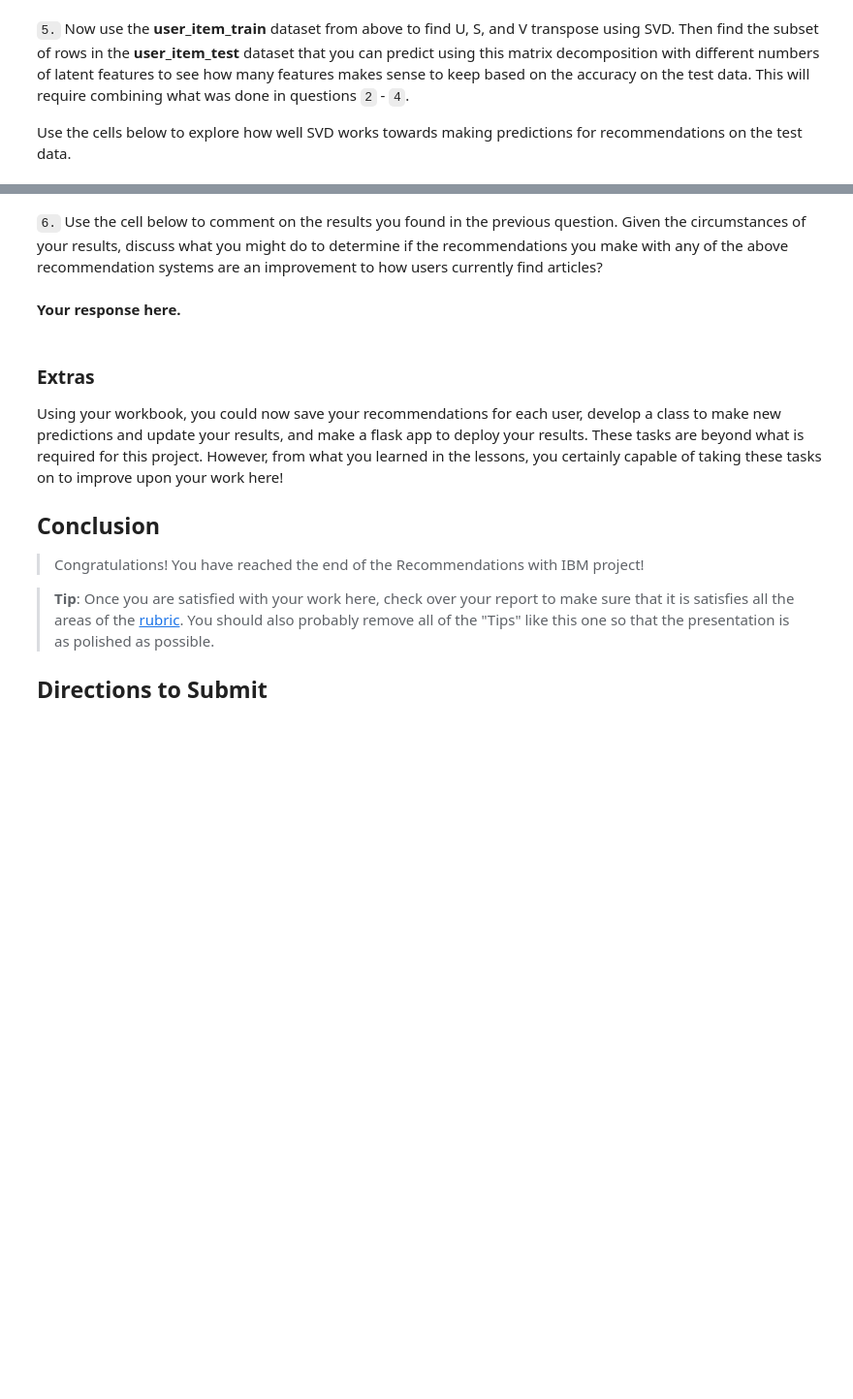
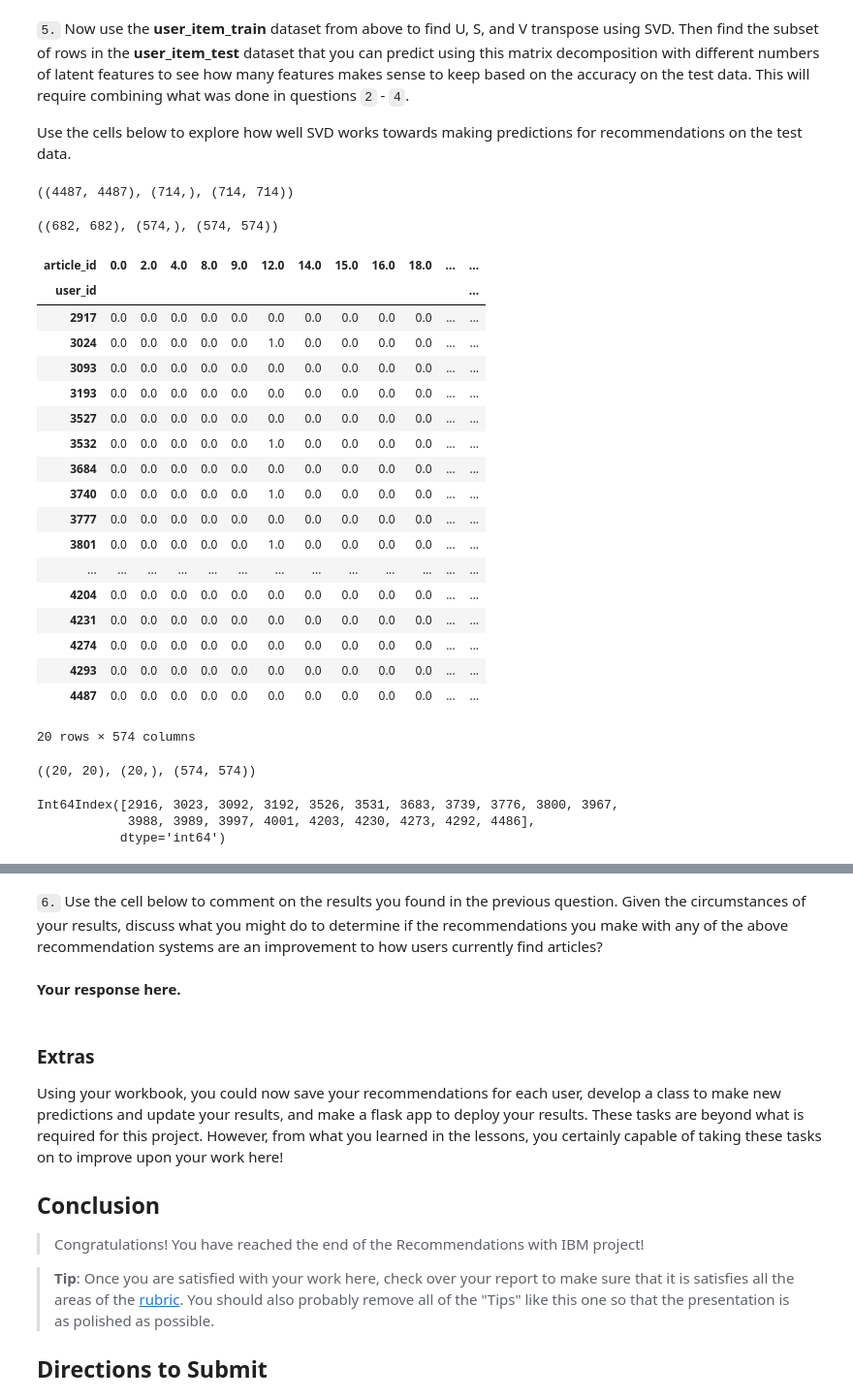
Before and after one commit to natashk/Udacity-DSND-Project3, a Jupyter notebook: Recommendations_with_IBM.ipynb, the cells around one changed output, grey strips where cells are left out. Shown at 97% size. Cells and saved outputs as stored; diff of their text form; code cells hidden in the pictures; blank space fills up the shorter version.

```diff
--- a/Recommendations_with_IBM.ipynb
+++ b/Recommendations_with_IBM.ipynb
@@ -1170,8 +1184,12 @@ def create_test_and_train_user_item(df_train, df_test):
     test_arts - all of the test article ids
 
     '''
-    # Your code here
+    user_item_train = create_user_item_matrix(df_train)
+    user_item_test = create_user_item_matrix(df_test)
+    test_idx = list(user_item_test.index)
+    test_arts = list(user_item_test.columns)
 
     return user_item_train, user_item_test, test_idx, test_arts
 
 user_item_train, user_item_test, test_idx, test_arts = create_test_and_train_user_item(df_train, df_test)
+user_item_train.shape, user_item_test.shape, len(test_idx), len(test_arts)
@@ -1197,7 +1228,51 @@ t.sol_4_test(sol_4_dict)
 Use the cells below to explore how well SVD works towards making predictions for recommendations on the test data.
 # %%
 # fit SVD on the user_item_train matrix
-u_train, s_train, vt_train = # fit svd similar to above then use the cells below
+u_train, s_train, vt_train = np.linalg.svd(user_item_train)
+u_train.shape, s_train.shape, vt_train.shape
+# %% [output]
+((4487, 4487), (714,), (714, 714))
+# %%
+u_test, s_test, vt_test = np.linalg.svd(user_item_test)
+u_test.shape, s_test.shape, vt_test.shape
+# %% [output]
+((682, 682), (574,), (574, 574))
 # %%
 # Use these cells to see how well you can use the training
 # decomposition to predict on test data
+
+user_item_test_sub = user_item_test.loc[user_item_train[user_item_train.index.isin(test_idx)].index,:]
+user_item_test_sub
+# %% [output]
+| article_id | 0.0 | 2.0 | 4.0 | 8.0 | 9.0 | 12.0 | 14.0 | 15.0 | 16.0 | 18.0 | ... | ... |
+| user_id |  |  |  |  |  |  |  |  |  |  |  | ... |
+| 2917 | 0.0 | 0.0 | 0.0 | 0.0 | 0.0 | 0.0 | 0.0 | 0.0 | 0.0 | 0.0 | ... | ... |
+| 3024 | 0.0 | 0.0 | 0.0 | 0.0 | 0.0 | 1.0 | 0.0 | 0.0 | 0.0 | 0.0 | ... | ... |
+| 3093 | 0.0 | 0.0 | 0.0 | 0.0 | 0.0 | 0.0 | 0.0 | 0.0 | 0.0 | 0.0 | ... | ... |
+| 3193 | 0.0 | 0.0 | 0.0 | 0.0 | 0.0 | 0.0 | 0.0 | 0.0 | 0.0 | 0.0 | ... | ... |
+| 3527 | 0.0 | 0.0 | 0.0 | 0.0 | 0.0 | 0.0 | 0.0 | 0.0 | 0.0 | 0.0 | ... | ... |
+| 3532 | 0.0 | 0.0 | 0.0 | 0.0 | 0.0 | 1.0 | 0.0 | 0.0 | 0.0 | 0.0 | ... | ... |
+| 3684 | 0.0 | 0.0 | 0.0 | 0.0 | 0.0 | 0.0 | 0.0 | 0.0 | 0.0 | 0.0 | ... | ... |
+| 3740 | 0.0 | 0.0 | 0.0 | 0.0 | 0.0 | 1.0 | 0.0 | 0.0 | 0.0 | 0.0 | ... | ... |
+| 3777 | 0.0 | 0.0 | 0.0 | 0.0 | 0.0 | 0.0 | 0.0 | 0.0 | 0.0 | 0.0 | ... | ... |
+| 3801 | 0.0 | 0.0 | 0.0 | 0.0 | 0.0 | 1.0 | 0.0 | 0.0 | 0.0 | 0.0 | ... | ... |
+| ... | ... | ... | ... | ... | ... | ... | ... | ... | ... | ... | ... | ... |
+| 4204 | 0.0 | 0.0 | 0.0 | 0.0 | 0.0 | 0.0 | 0.0 | 0.0 | 0.0 | 0.0 | ... | ... |
+| 4231 | 0.0 | 0.0 | 0.0 | 0.0 | 0.0 | 0.0 | 0.0 | 0.0 | 0.0 | 0.0 | ... | ... |
+| 4274 | 0.0 | 0.0 | 0.0 | 0.0 | 0.0 | 0.0 | 0.0 | 0.0 | 0.0 | 0.0 | ... | ... |
+| 4293 | 0.0 | 0.0 | 0.0 | 0.0 | 0.0 | 0.0 | 0.0 | 0.0 | 0.0 | 0.0 | ... | ... |
+| 4487 | 0.0 | 0.0 | 0.0 | 0.0 | 0.0 | 0.0 | 0.0 | 0.0 | 0.0 | 0.0 | ... | ... |
+20 rows × 574 columns
+# %%
+u_test_sub, s_test_sub, vt_test_sub = np.linalg.svd(user_item_test_sub)
+u_test_sub.shape, s_test_sub.shape, vt_test_sub.shape
+# %% [output]
+((20, 20), (20,), (574, 574))
+# %%
+user_item_train_df = user_item_train.reset_index()
+common_user_inx = user_item_train_df.index[user_item_train_df['user_id'].isin(test_idx)]
+common_user_inx
+# %% [output]
+Int64Index([2916, 3023, 3092, 3192, 3526, 3531, 3683, 3739, 3776, 3800, 3967,
+            3988, 3989, 3997, 4001, 4203, 4230, 4273, 4292, 4486],
+           dtype='int64')
```
Also changed, not shown: parts of 10 cells of this notebook.
